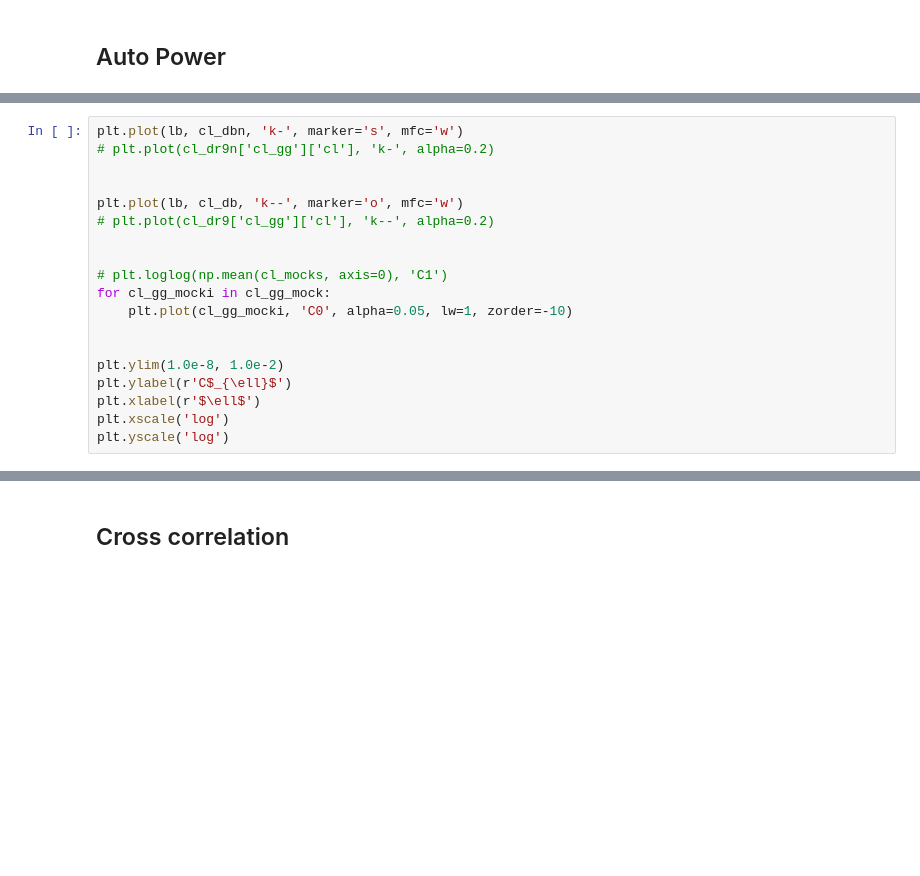
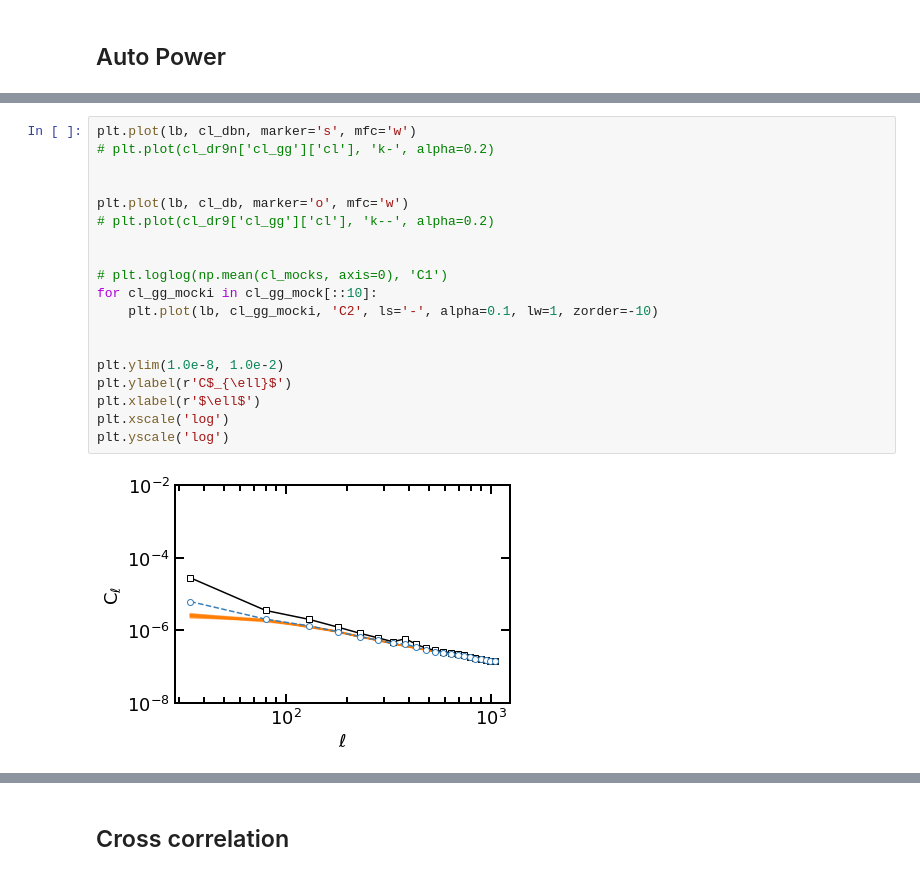
Before and after one commit to mehdirezaie/LSSutils, a Jupyter notebook: notebooks/lssxcmb/GaussianMocks.ipynb, the cells around one changed output, grey strips where cells are left out. Drawn from its saved outputs; the diff is of its cells as text; blank space fills up the shorter version.

```diff
--- a/notebooks/lssxcmb/GaussianMocks.ipynb
+++ b/notebooks/lssxcmb/GaussianMocks.ipynb
@@ -73,20 +73,22 @@ plt.legend()
 # %%
-plt.plot(lb, cl_dbn, 'k-', marker='s', mfc='w')
+plt.plot(lb, cl_dbn, marker='s', mfc='w')
 # plt.plot(cl_dr9n['cl_gg']['cl'], 'k-', alpha=0.2)
 
 
-plt.plot(lb, cl_db, 'k--', marker='o', mfc='w')
+plt.plot(lb, cl_db, marker='o', mfc='w')
 # plt.plot(cl_dr9['cl_gg']['cl'], 'k--', alpha=0.2)
 
 
 # plt.loglog(np.mean(cl_mocks, axis=0), 'C1')
-for cl_gg_mocki in cl_gg_mock:
-    plt.plot(cl_gg_mocki, 'C0', alpha=0.05, lw=1, zorder=-10)
+for cl_gg_mocki in cl_gg_mock[::10]:
+    plt.plot(lb, cl_gg_mocki, 'C2', ls='-', alpha=0.1, lw=1, zorder=-10)
 
 
 plt.ylim(1.0e-8, 1.0e-2)
 plt.ylabel(r'C$_{\ell}$')
 plt.xlabel(r'$\ell$')
 plt.xscale('log')
 plt.yscale('log')
+# %% [output]
+[figure, added]
 # %%
```
Also changed, not shown: parts of 6 cells of this notebook, 6 other files.
